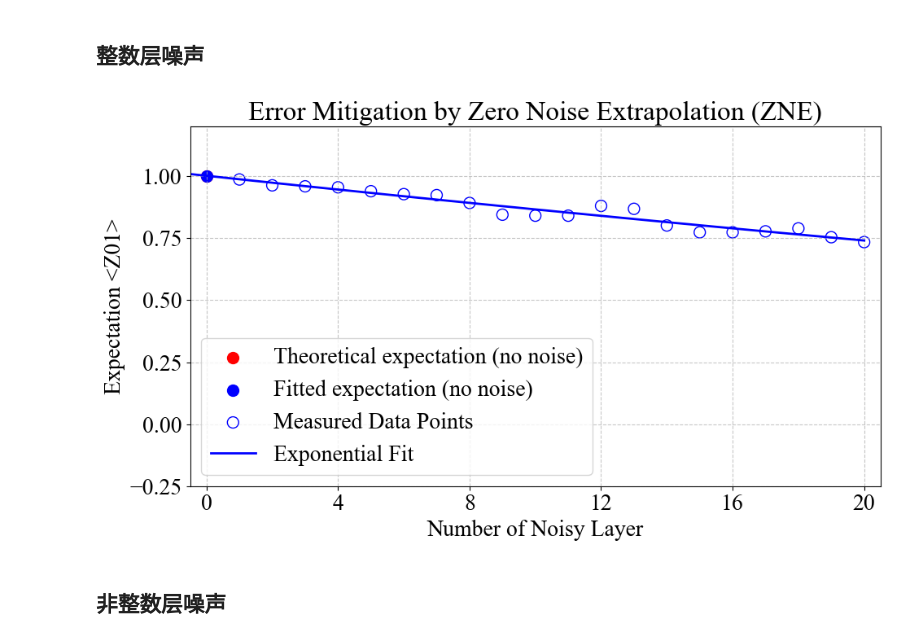
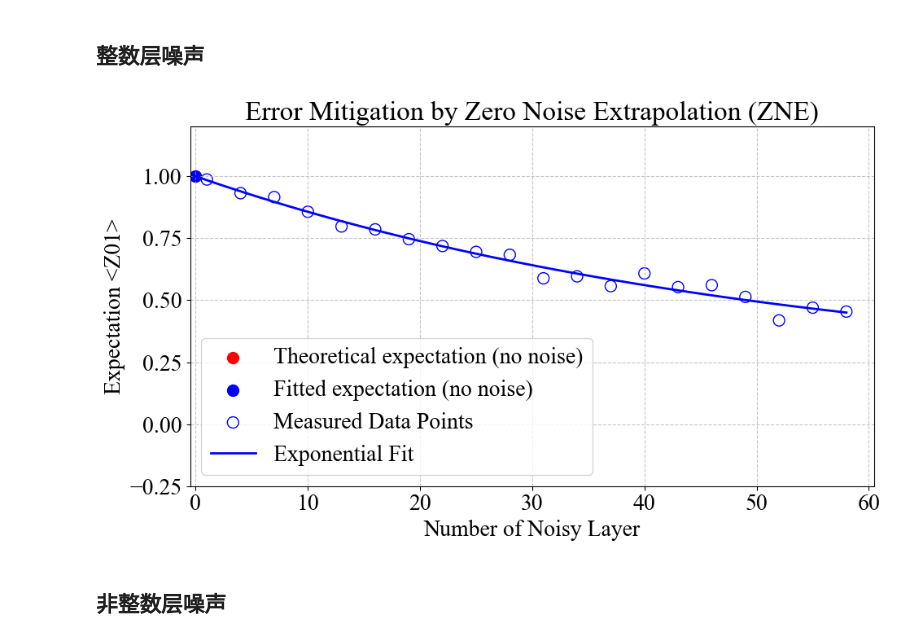
Before and after one commit to YixuanFu06/sparking-quantum-error-mitigation, a Jupyter notebook: question3/noise_learning_complete_and_correct.ipynb, the cells around one changed output. Saved outputs shown, nothing was run; the diff lists cells and outputs as text; code cells hidden in the pictures.

Commit message:
add small noise cases

```diff
--- a/question3/noise_learning_complete_and_correct.ipynb
+++ b/question3/noise_learning_complete_and_correct.ipynb
@@ -925,7 +994,7 @@ plt.show()
 # %%
 simu_num = 500
 expectation_n_noisy_channel_cz_list_int = []
-n_noise_list_int = np.arange(1, 21, 1)  # 1到20整数步长
+n_noise_list_int = np.arange(1, 61, 3)  # 1到20整数步长
 
 for n_noise in n_noise_list_int:
     expectation_avg = 0
@@ -1012,9 +1081,9 @@ def load_data(file_path):
 ## 整数层噪声
 # %%
 x_values, y_values = load_data('expectation_n_noisy_channel_cz_list_int_small_noise.csv')
-plot_zne_fit(x_values, y_values)
+plot_zne_fit(x_values, y_values,xticks=[0, 10, 20, 30, 40, 50, 60], xlim=(-0.5, 60.5))
 # %% [output]
-[figure, old version]
+[figure, new version]
 # %% [markdown]
 ## 非整数层噪声
 # %%
```
Also changed, not shown: parts of 3 cells of this notebook.
